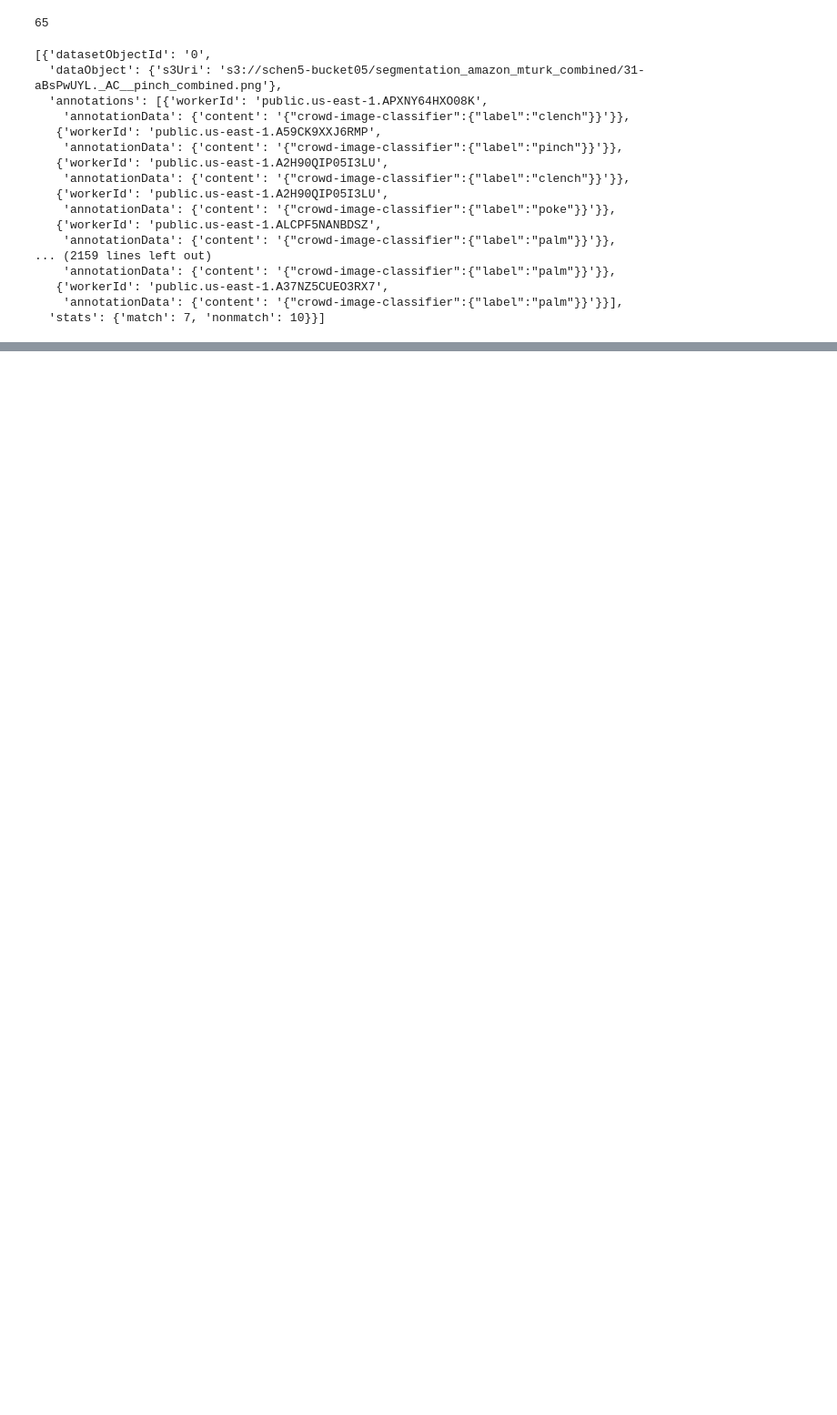
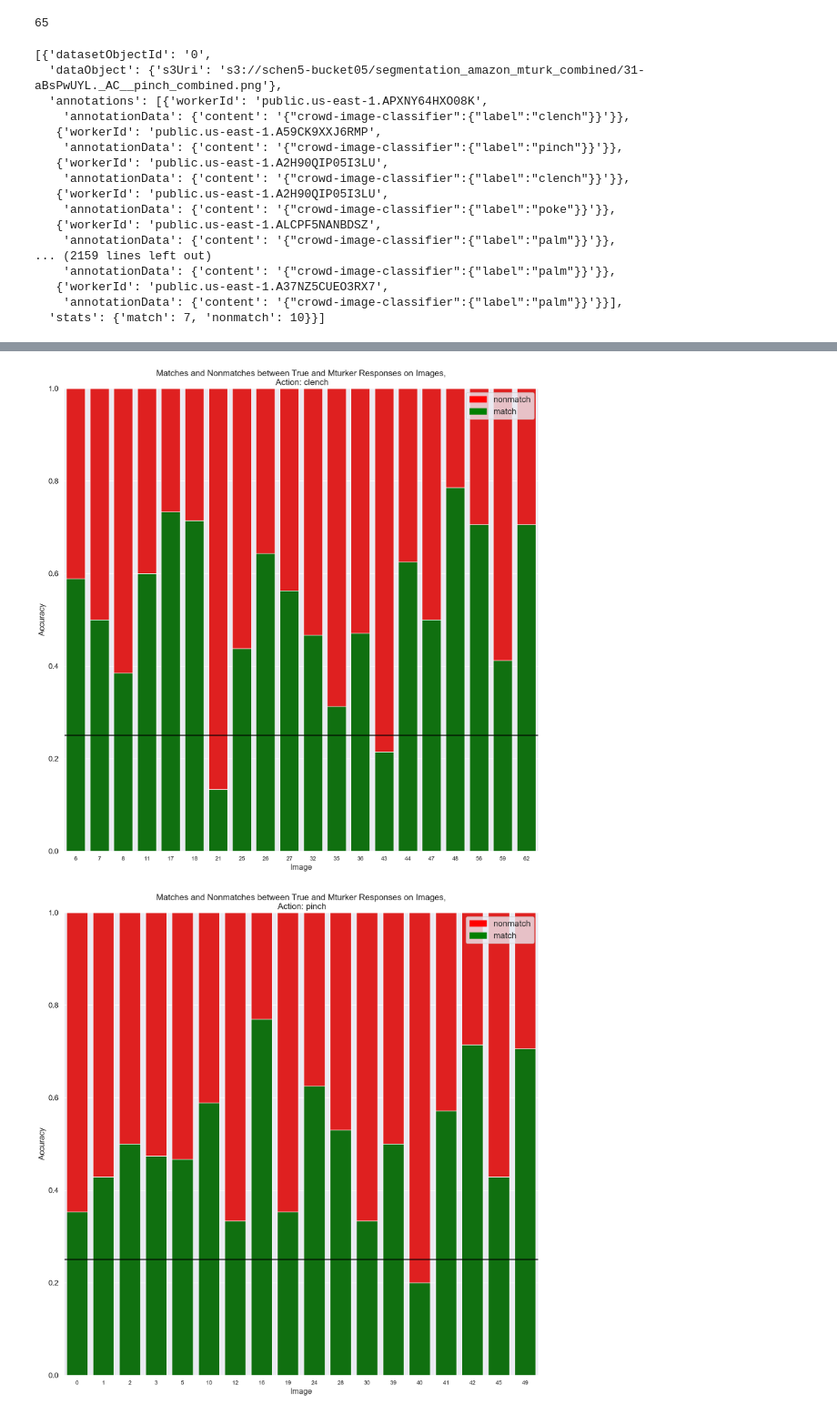
Before and after one commit to sanghyunyi/ee148-project, a Jupyter notebook: annotations/analyze_mturk_classification.ipynb, the cells around one changed output, grey strips where cells are left out. Shown at 91% size. Drawn from its saved outputs; the diff is of its cells as text; code cells hidden in the pictures; blank space fills up the shorter version.

```diff
--- a/annotations/analyze_mturk_classification.ipynb
+++ b/annotations/analyze_mturk_classification.ipynb
@@ -361,7 +396,7 @@ plot_box_swarm([yi for yi in enumerate(y) if ], 'Distribution of Accuracies acro
 # %%
 import matplotlib.patches as mpatches
 
-def plot_stacked_bars(y, title, name):
+def plot_stacked_bars(y, title, name, x_tick_labels=None):
     # set the figure size
     plt.figure(figsize=(15, 15), dpi=200)
     bar1 = sns.barplot(data=(pd.DataFrame(y)+1-pd.DataFrame(y)).T, color='red')
@@ -376,11 +411,15 @@ def plot_stacked_bars(y, title, name):
     plt.xlim(0-.5, len(y)-.5)
     bar1.set_yticklabels(['%.01f' % y for y in bar1.get_yticks()], size = 13)
     bar1.set_xticklabels(bar1.get_xticks(), size = 10)
-    bar1.hlines(.25, 0-.5, len(y)-.5, color='black')
+    if x_tick_labels is not None:
+#         bar1.set_xticklabels([image_name[0].split('__')[0] for _, i in image_names.iterrows()],
+#                              rotation=30, ha='right')
+        bar1.set_xticklabels([label[0] for _, label in x_tick_labels.iterrows()])
+    bar1.hlines(CHANCE_LEVEL, 0-.5, len(y)-.5, color='black')
     plt.ylabel('Accuracy', fontsize = 14)
     plt.xlabel('Image', fontsize = 14)
     plt.title(title, fontsize = 15)
 
     # show the graph
-    plt.savefig(name)
+    plt.savefig('%s/%s' % (output_dir, name))
     plt.show()
@@ -391,0 +447,10 @@ plot_stacked_bars(y, 'Matches and Nonmatches between True and Mturker Responses
+# %%
+for action in ACTIONS:
+    plot_stacked_bars(acc_df.loc[acc_df['true_label'] == action][['y']],
+                      'Matches and Nonmatches between True and Mturker Responses on Images,'\
+                      '\n Action: %s' % action,
+                      'mturk-classification-accuracies-stacked-bars-plot-%s.png' % action,
+                      x_tick_labels=acc_df.loc[acc_df['true_label'] == action][['image_idx']])
+# %% [output]
+[figure, added]
+[figure, added]
```
Also changed, not shown: parts of 39 cells of this notebook, 12 other files.
